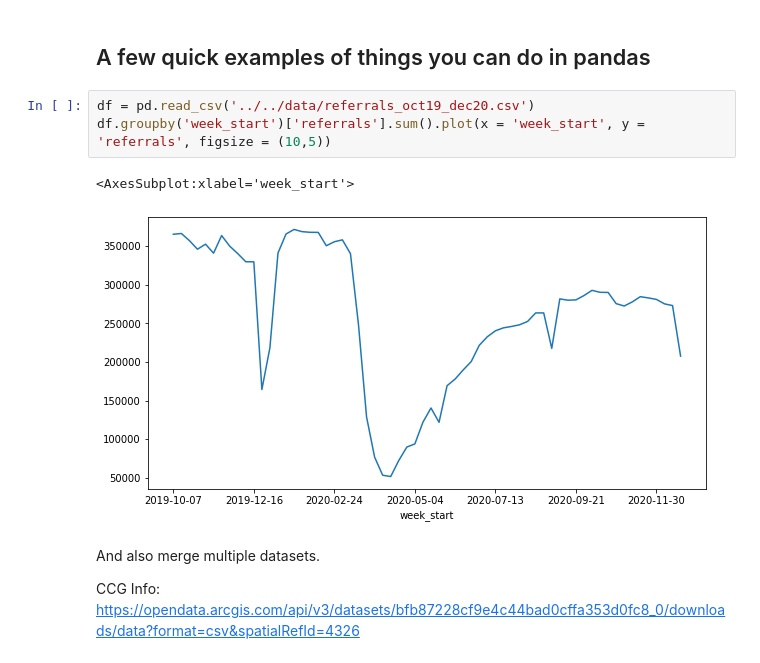
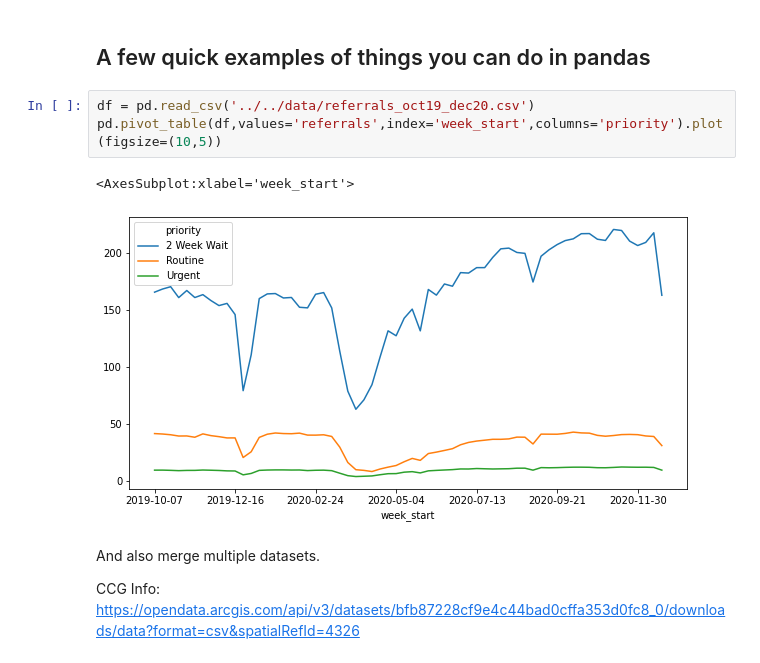
Before and after one commit to carnall-farrar/python_club, a Jupyter notebook: lessons/pandas_intro/Intro to Pandas (Solutions version).ipynb, the cells around one changed output. Saved outputs shown, nothing was run; the diff lists cells and outputs as text.

```diff
--- a/lessons/pandas_intro/Intro to Pandas (Solutions version).ipynb
+++ b/lessons/pandas_intro/Intro to Pandas (Solutions version).ipynb
@@ -44,10 +44,10 @@ https://pandas.pydata.org/docs/reference/api/pandas.DataFrame.groupby.html?highl
 ## A few quick examples of things you can do in pandas
 # %%
 df = pd.read_csv('../../data/referrals_oct19_dec20.csv')
-df.groupby('week_start')['referrals'].sum().plot(x = 'week_start', y = 'referrals', figsize = (10,5))
+pd.pivot_table(df,values='referrals',index='week_start',columns='priority').plot(figsize=(10,5))
 # %% [output]
 <AxesSubplot:xlabel='week_start'>
-[figure, old version]
+[figure, new version]
 # %% [markdown]
 And also merge multiple datasets.
 
```
Also changed, not shown: parts of 35 cells of this notebook, 1 other file.
